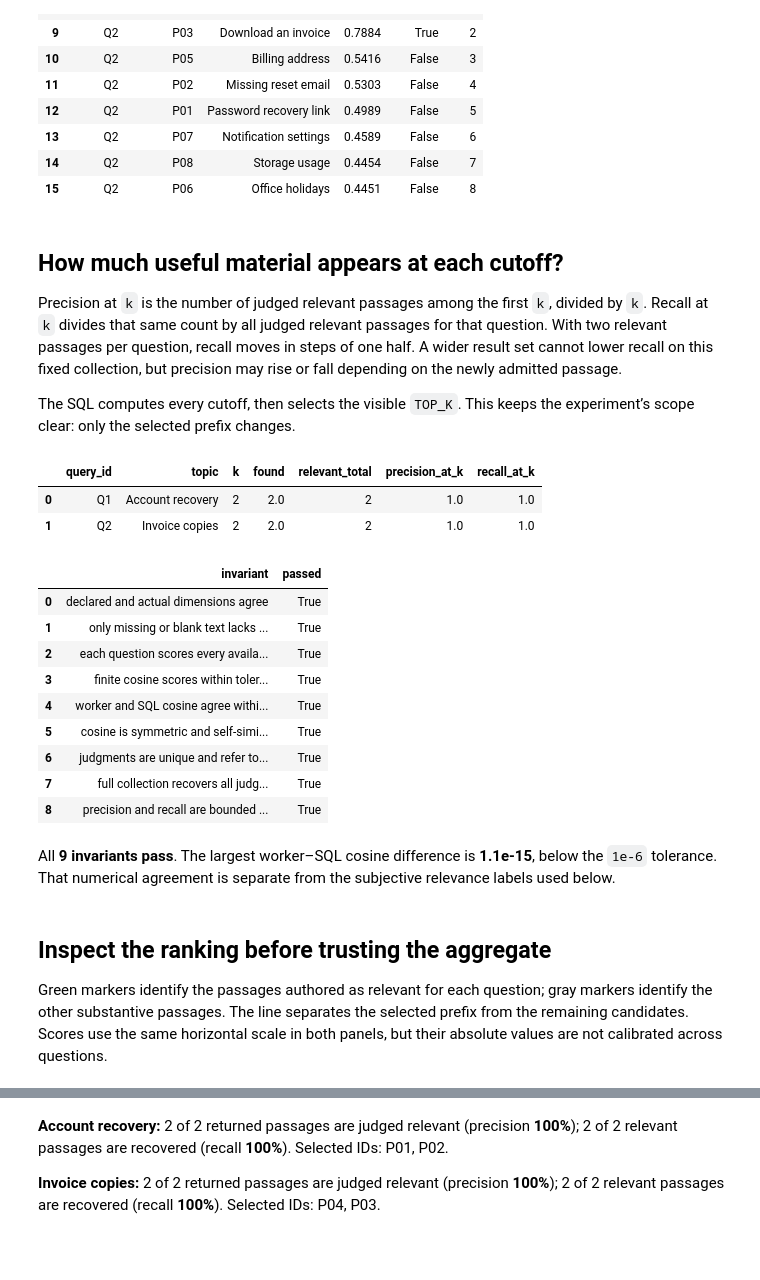
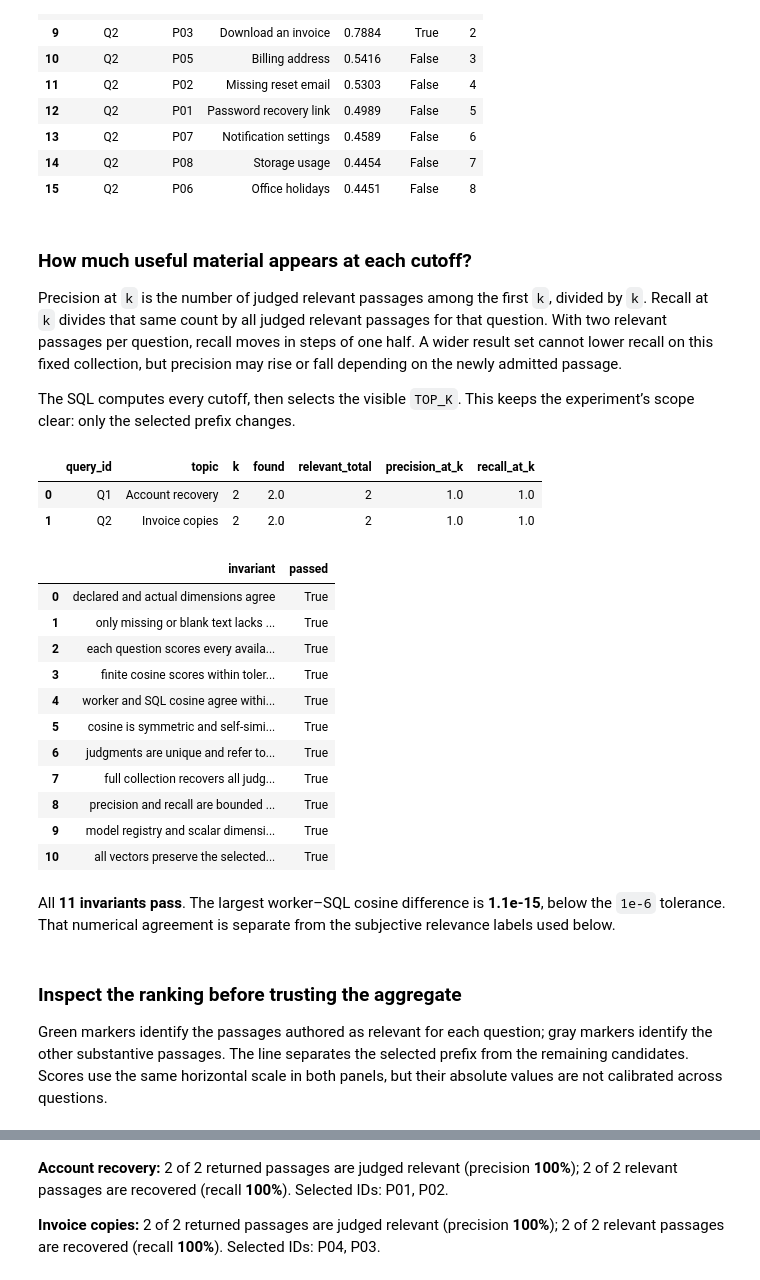
Before and after one commit to Query-farm/vgi-embed, a Jupyter notebook: notebooks/01_audit_retrieval_depth.ipynb, the cells around one changed output, grey strips where cells are left out. Cells and saved outputs as stored; diff of their text form; code cells hidden in the pictures; blank space fills up the shorter version.

```diff
--- a/notebooks/01_audit_retrieval_depth.ipynb
+++ b/notebooks/01_audit_retrieval_depth.ipynb
@@ -191,7 +214,7 @@ FROM ranked ORDER BY query_id, rank;
 | 14 | Q2 | P08 | Storage usage | 0.4454 | False | 7 |
 | 15 | Q2 | P06 | Office holidays | 0.4451 | False | 8 |
 # %% [markdown]
-## How much useful material appears at each cutoff?
+### How much useful material appears at each cutoff?
 
 Precision at `k` is the number of judged relevant passages among the first `k`, divided by `k`. Recall at `k` divides that same count by all judged relevant passages for that question. With two relevant passages per question, recall moves in steps of one half. A wider result set cannot lower recall on this fixed collection, but precision may rise or fall depending on the newly admitted passage.
 
@@ -240,30 +265,36 @@ UNION ALL SELECT 'precision and recall are bounded and recall never falls',
 # %%
 display(checks)
-assert checks.passed.fillna(False).all(), "A retrieval invariant failed"
-ranking = connection.execute("SELECT * FROM ranked ORDER BY query_id, rank").df()
-curve_data = connection.execute("SELECT * FROM curves ORDER BY query_id, k").df()
-selected = connection.execute("SELECT * FROM curves WHERE k = ? ORDER BY query_id", [TOP_K]).df()
-error = connection.execute(
+assert len(checks)==11 and checks.passed.fillna(False).all(), "A retrieval invariant failed"
+ranking = con.execute("SELECT * FROM ranked ORDER BY query_id, rank").df()
+curve_data = con.execute("SELECT * FROM curves ORDER BY query_id, k").df()
+selected = con.execute("SELECT * FROM curves WHERE k = ? ORDER BY query_id", [TOP_K]).df()
+error = con.execute(
     "SELECT max(abs(score-sql_cosine)) FROM scores JOIN arithmetic USING(query_id,passage_id)"
-).fetchone()[0]
+).fetchall()[0][0]
 prose(
     f"All **{len(checks)} invariants pass**. "
     f"The largest worker–SQL cosine difference is **{error:.2g}**, below the `1e-6` tolerance. "
     "That numerical agreement is separate from the subjective relevance labels used below."
 )
+export=Path("artifacts/data/01");export.mkdir(parents=True,exist_ok=True)
+ranking.to_csv(export/"ranking.csv",index=False)
+curve_data.to_csv(export/"curves.csv",index=False)
+selected.to_csv(export/"selected.csv",index=False)
 # %% [output]
 |  | invariant | passed |
 | 0 | declared and actual dimensions agree | True |
 | 1 | only missing or blank text lacks ... | True |
 | 2 | each question scores every availa... | True |
 | 3 | finite cosine scores within toler... | True |
 | 4 | worker and SQL cosine agree withi... | True |
 | 5 | cosine is symmetric and self-simi... | True |
 | 6 | judgments are unique and refer to... | True |
 | 7 | full collection recovers all judg... | True |
 | 8 | precision and recall are bounded ... | True |
+| 9 | model registry and scalar dimensi... | True |
+| 10 | all vectors preserve the selected... | True |
-All **9 invariants pass**. The largest worker–SQL cosine difference is **1.1e-15**, below the `1e-6` tolerance. That numerical agreement is separate from the subjective relevance labels used below.
+All **11 invariants pass**. The largest worker–SQL cosine difference is **1.1e-15**, below the `1e-6` tolerance. That numerical agreement is separate from the subjective relevance labels used below.
 # %% [markdown]
-## Inspect the ranking before trusting the aggregate
+### Inspect the ranking before trusting the aggregate
 
 Green markers identify the passages authored as relevant for each question; gray markers identify the other substantive passages. The line separates the selected prefix from the remaining candidates. Scores use the same horizontal scale in both panels, but their absolute values are not calibrated across questions.
```
Also changed, not shown: parts of 27 cells of this notebook, 13 other files.
